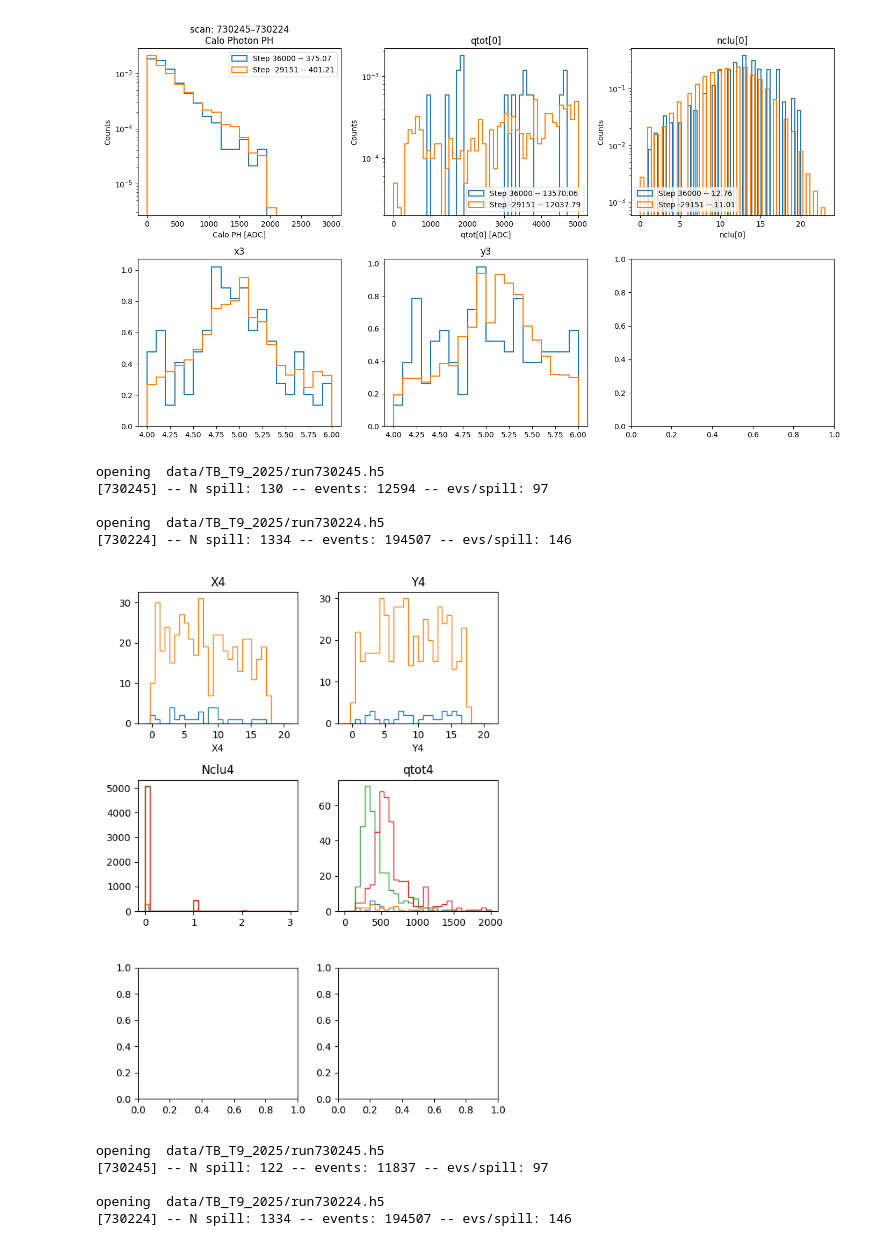
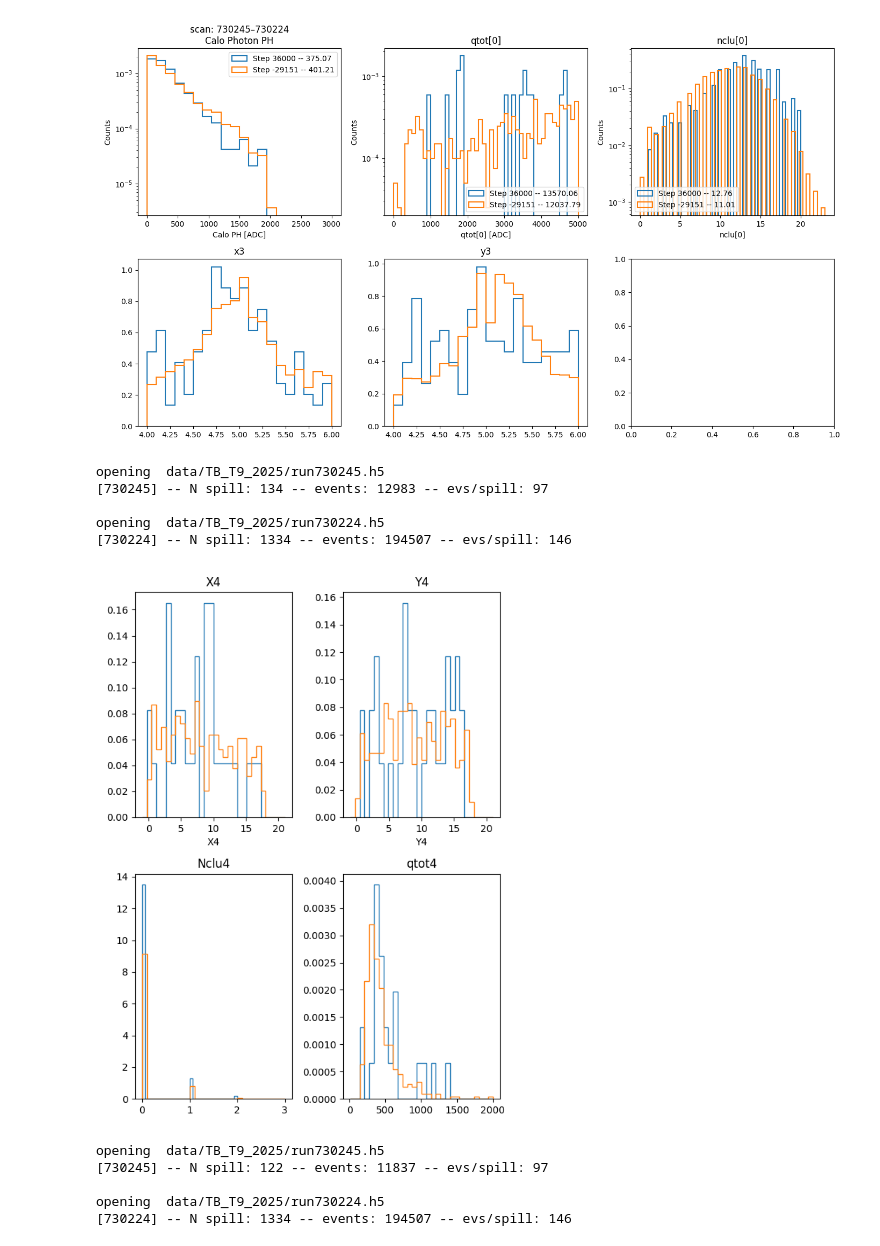
Before and after one commit to Ncanale/eplusBOOST_2025_T9, a Jupyter notebook: compare_epBOOST.ipynb, the cells around one changed output. Cells and saved outputs as stored; diff of their text form; code cells hidden in the pictures.

```diff
--- a/compare_epBOOST.ipynb
+++ b/compare_epBOOST.ipynb
@@ -198,44 +198,45 @@ unique step values [-29151.014]
 [figure]
 # %%
 fig, ax = plt.subplots(2,2, figsize = (6,8))
+iWantDensity = True
 for run in scan_number:
     if run >730198:
         xpos, x1, y1, x2, y2, x3, y3, xcry, ycry, ph_calo_photon, ph_cherry1, \
         theta_x_in, theta_y_in, theta_x_out, theta_y_out, tm, qtot, nclu, info_plus, xinfo = file_loader(run)
 
         mask = (ph_cherry1 > th_cherry1) & \
            (xcry > x_cry_cut[0]) & (xcry < x_cry_cut[1]) & \
            (ycry > y_cry_cut[0]) & (ycry < y_cry_cut[1])
         ax = ax.flatten()
         x4 = xpos[:,6]
         y4 = xpos[:,7]
 
 
-        ax[0].hist(x4[mask], bins = 30, range = (-1,21), histtype = 'step')
+        ax[0].hist(x4[mask], bins = 30, range = (-1,21), histtype = 'step', density = iWantDensity)
         ax[0].set_title('X4')
         ax[0].set_xlabel('X4')
-        ax[1].hist(y4[mask], bins = 30, range = (-1,21), histtype = 'step')
+        ax[1].hist(y4[mask], bins = 30, range = (-1,21), histtype = 'step', density = iWantDensity)
         ax[1].set_title('Y4')
         ax[1].set_xlabel('Y4')
 
-        ax[2].hist(nclu[:,2][mask], bins = 30, histtype = 'step')
-        ax[2].hist(nclu[:,3][mask], bins = 30, histtype = 'step')
+        ax[2].hist(nclu[:,2][mask], bins = 30, histtype = 'step', density = iWantDensity)
+        # ax[2].hist(nclu[:,3][mask], bins = 30, histtype = 'step')
         ax[2].set_title('Nclu4')
 
-        ax[3].hist(qtot[:,2][mask], bins = 30, range = (10,2000), histtype = 'step')
-        ax[3].hist(qtot[:,3][mask], bins = 30, range = (10,2000), histtype = 'step')
+        ax[3].hist(qtot[:,2][mask], bins = 30, range = (10,2000), histtype = 'step', density = iWantDensity)
+        # ax[3].hist(qtot[:,3][mask], bins = 30, range = (10,2000), histtype = 'step')
         ax[3].set_title('qtot4')
 
 
 plt.tight_layout()
 plt.show()
 # %% [output]
 opening  data/TB_T9_2025/run730245.h5
-[730245] -- N spill: 130 -- events: 12594 -- evs/spill: 97
+[730245] -- N spill: 134 -- events: 12983 -- evs/spill: 97
 
 opening  data/TB_T9_2025/run730224.h5
 [730224] -- N spill: 1334 -- events: 194507 -- evs/spill: 146
-[figure, old version]
+[figure, new version]
 # %%
 # Dizionari per accumulare dati per ogni valore unico
 data_rot = {}
```
Also changed, not shown: 2 other files.
